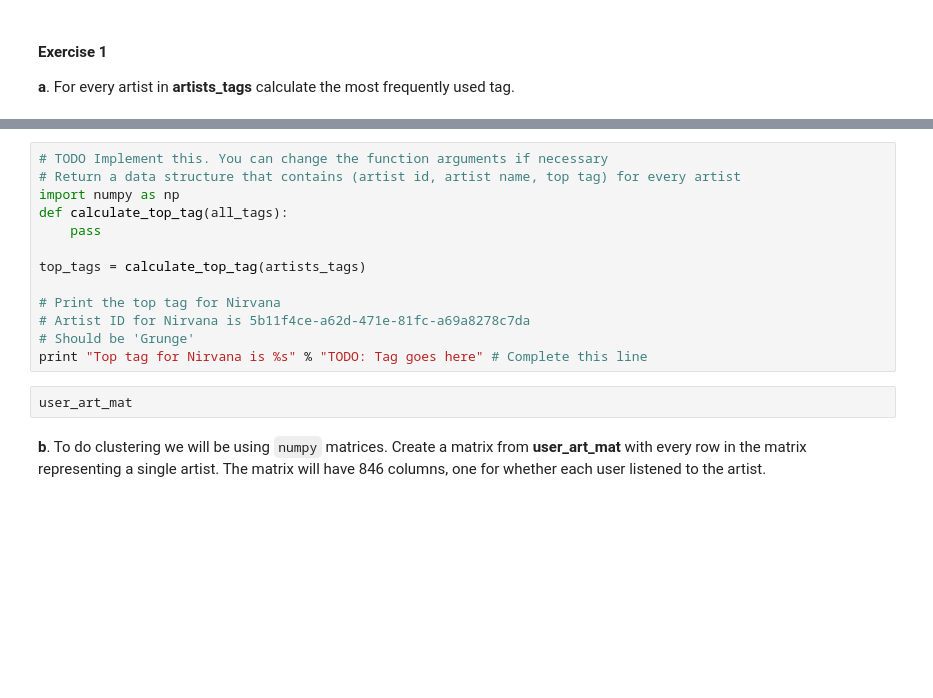
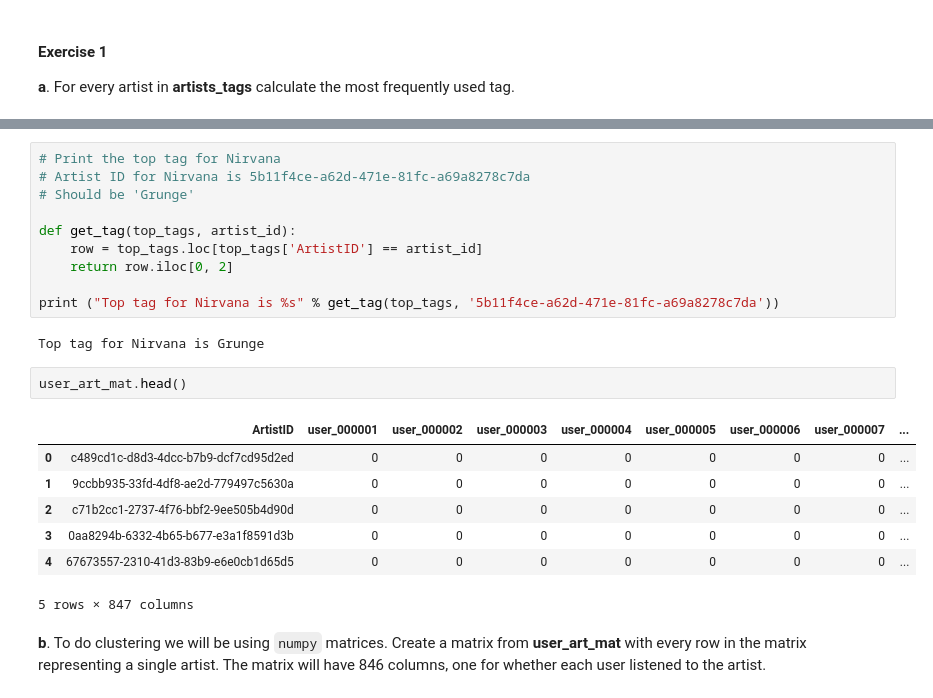
Before and after one commit to anshullahoti/Intro-Data-Science, a Jupyter notebook: Unit3-Regression-Classification-Clustering/Homework3/HW3.ipynb, the cells around one changed output, grey strips where cells are left out. Saved outputs shown, nothing was run; the diff lists cells and outputs as text; blank space fills up the shorter version.

```diff
--- a/Unit3-Regression-Classification-Clustering/Homework3/HW3.ipynb
+++ b/Unit3-Regression-Classification-Clustering/Homework3/HW3.ipynb
@@ -129,18 +149,25 @@ Last.fm allows users to associate tags with every artist (See the [top tags](htt
 # %%
-# TODO Implement this. You can change the function arguments if necessary
-# Return a data structure that contains (artist id, artist name, top tag) for every artist
-import numpy as np
-def calculate_top_tag(all_tags):
-    pass
-
-top_tags = calculate_top_tag(artists_tags)
-
 # Print the top tag for Nirvana
 # Artist ID for Nirvana is 5b11f4ce-a62d-471e-81fc-a69a8278c7da
 # Should be 'Grunge'
-print "Top tag for Nirvana is %s" % "TODO: Tag goes here" # Complete this line
+
+def get_tag(top_tags, artist_id):
+    row = top_tags.loc[top_tags['ArtistID'] == artist_id]
+    return row.iloc[0, 2]
+
+print ("Top tag for Nirvana is %s" % get_tag(top_tags, '5b11f4ce-a62d-471e-81fc-a69a8278c7da'))
+# %% [output]
+Top tag for Nirvana is Grunge
 # %%
-user_art_mat
+user_art_mat.head()
+# %% [output]
+|  | ArtistID | user_000001 | user_000002 | user_000003 | user_000004 | user_000005 | user_000006 | user_000007 | ... |
+| 0 | c489cd1c-d8d3-4dcc-b7b9-dcf7cd95d2ed | 0 | 0 | 0 | 0 | 0 | 0 | 0 | ... |
+| 1 | 9ccbb935-33fd-4df8-ae2d-779497c5630a | 0 | 0 | 0 | 0 | 0 | 0 | 0 | ... |
+| 2 | c71b2cc1-2737-4f76-bbf2-9ee505b4d90d | 0 | 0 | 0 | 0 | 0 | 0 | 0 | ... |
+| 3 | 0aa8294b-6332-4b65-b677-e3a1f8591d3b | 0 | 0 | 0 | 0 | 0 | 0 | 0 | ... |
+| 4 | 67673557-2310-41d3-83b9-e6e0cb1d65d5 | 0 | 0 | 0 | 0 | 0 | 0 | 0 | ... |
+5 rows × 847 columns
 # %% [markdown]
 **b**. To do clustering we will be using `numpy` matrices. Create a matrix from **user_art_mat** with every row in the matrix representing a single artist. The matrix will have 846 columns, one for whether each user listened to the artist.
 # %%
```
Also changed, not shown: parts of 1 cell of this notebook.
